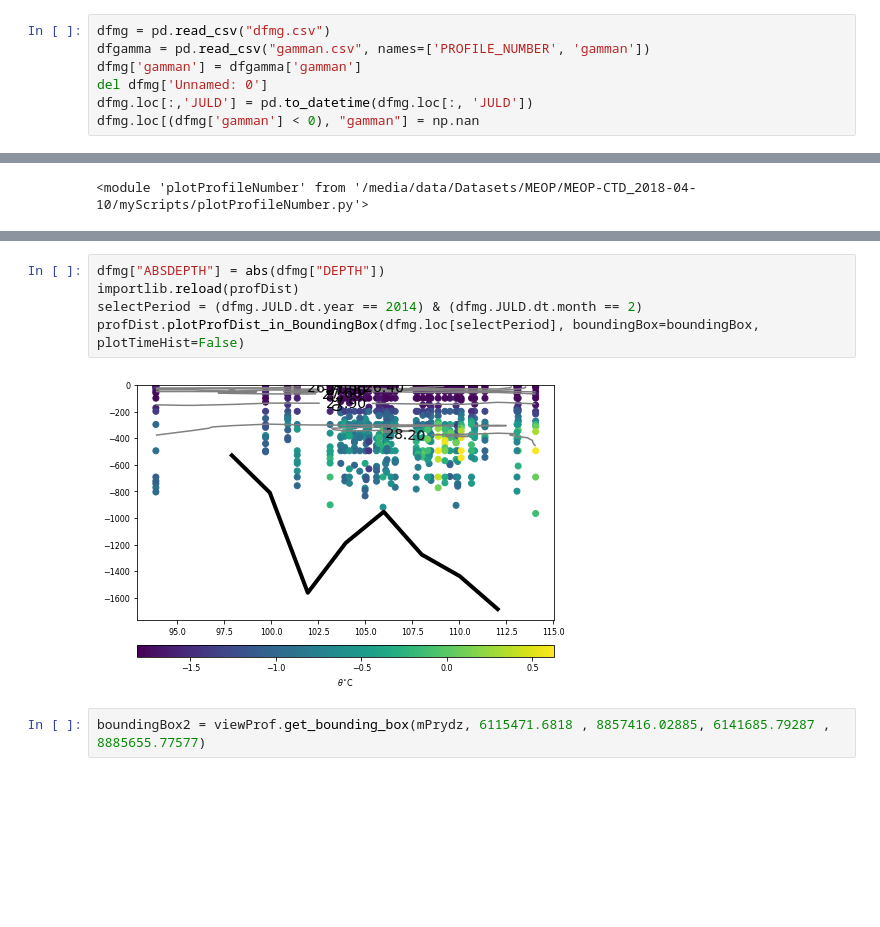
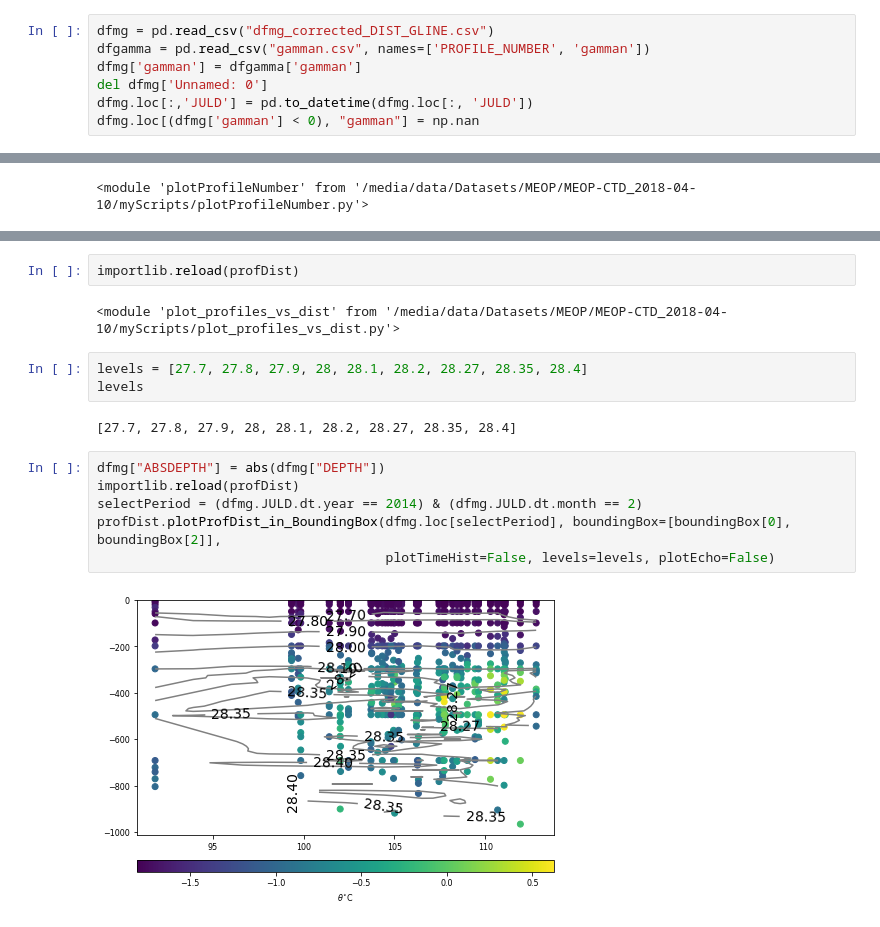
Before and after one commit to adityarn/antarctic_margins_MEOP, a Jupyter notebook: Across_ASF.ipynb, the cells around one changed output, grey strips where cells are left out. Cells and saved outputs as stored; diff of their text form; blank space fills up the shorter version.

```diff
--- a/Across_ASF.ipynb
+++ b/Across_ASF.ipynb
@@ -30,7 +31,7 @@ plt.show()
 # %% [output]
 [figure]
 # %%
-dfmg = pd.read_csv("dfmg.csv")
+dfmg = pd.read_csv("dfmg_corrected_DIST_GLINE.csv")
 dfgamma = pd.read_csv("gamman.csv", names=['PROFILE_NUMBER', 'gamman'])
 dfmg['gamman'] = dfgamma['gamman']
 del dfmg['Unnamed: 0']
@@ -235,9 +206,17 @@ plt.show()
+# %%
+importlib.reload(profDist)
+# %% [output]
+<module 'plot_profiles_vs_dist' from '/media/data/Datasets/MEOP/MEOP-CTD_2018-04-10/myScripts/plot_profiles_vs_dist.py'>
+# %%
+levels = [27.7, 27.8, 27.9, 28, 28.1, 28.2, 28.27, 28.35, 28.4]
+levels
+# %% [output]
+[27.7, 27.8, 27.9, 28, 28.1, 28.2, 28.27, 28.35, 28.4]
 # %%
 dfmg["ABSDEPTH"] = abs(dfmg["DEPTH"])
 importlib.reload(profDist)
 selectPeriod = (dfmg.JULD.dt.year == 2014) & (dfmg.JULD.dt.month == 2)
-profDist.plotProfDist_in_BoundingBox(dfmg.loc[selectPeriod], boundingBox=boundingBox, plotTimeHist=False)
+profDist.plotProfDist_in_BoundingBox(dfmg.loc[selectPeriod], boundingBox=[boundingBox[0], boundingBox[2]],
+                                     plotTimeHist=False, levels=levels, plotEcho=False)
 # %% [output]
-[figure, old version]
+[figure, new version]
-# %%
-boundingBox2 = viewProf.get_bounding_box(mPrydz, 6115471.6818 , 8857416.02885, 6141685.79287 , 8885655.77577)
```
Also changed, not shown: parts of 67 cells of this notebook, 5 other files.
